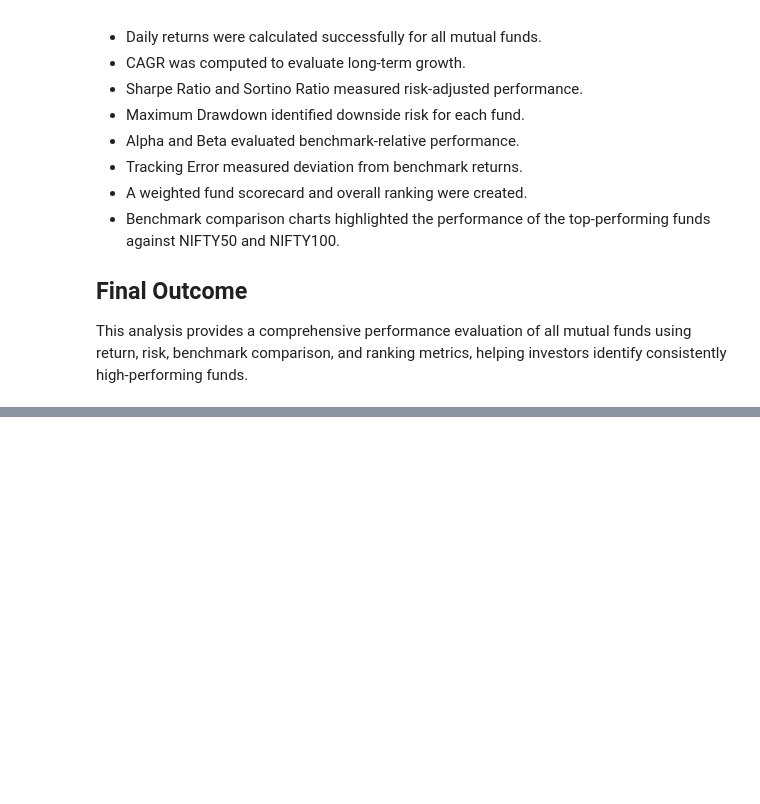
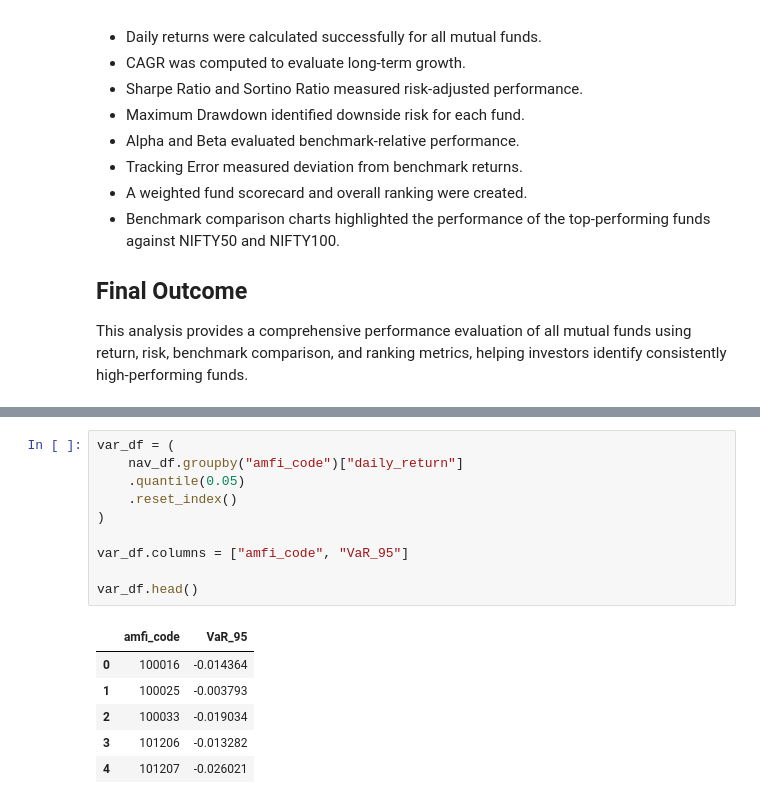
Before and after one commit to ashuuuu7/Mutual_Fund_Analytics, a Jupyter notebook: notebooks/04_performance_analytics.ipynb, the cells around one changed output, grey strips where cells are left out. Saved outputs shown, nothing was run; the diff lists cells and outputs as text; blank space fills up the shorter version.

```diff
--- a/notebooks/04_performance_analytics.ipynb
+++ b/notebooks/04_performance_analytics.ipynb
@@ -764,0 +773,17 @@ This analysis provides a comprehensive performance evaluation of all mutual fund
+# %%
+var_df = (
+    nav_df.groupby("amfi_code")["daily_return"]
+    .quantile(0.05)
+    .reset_index()
+)
+
+var_df.columns = ["amfi_code", "VaR_95"]
+
+var_df.head()
+# %% [output]
+|  | amfi_code | VaR_95 |
+| 0 | 100016 | -0.014364 |
+| 1 | 100025 | -0.003793 |
+| 2 | 100033 | -0.019034 |
+| 3 | 101206 | -0.013282 |
+| 4 | 101207 | -0.026021 |
```
Also changed, not shown: parts of 11 cells of this notebook, 4 other files.
